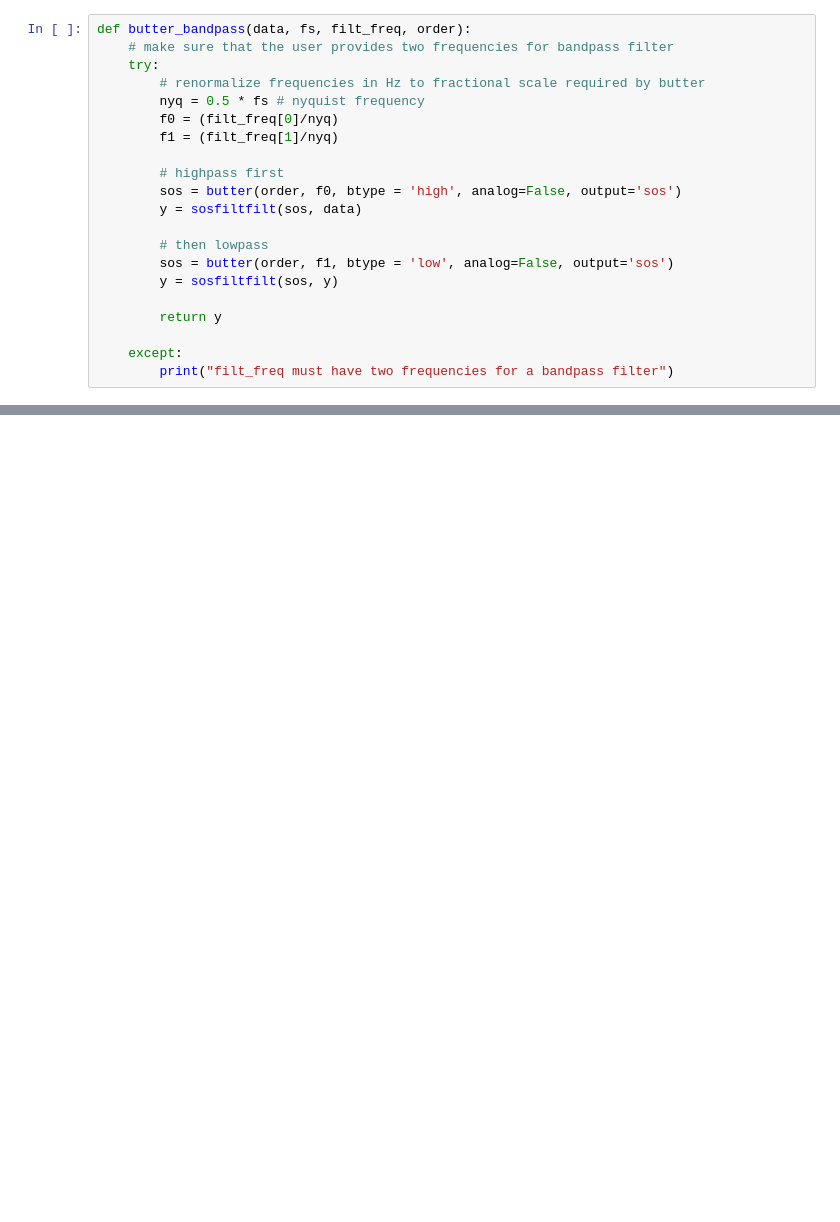
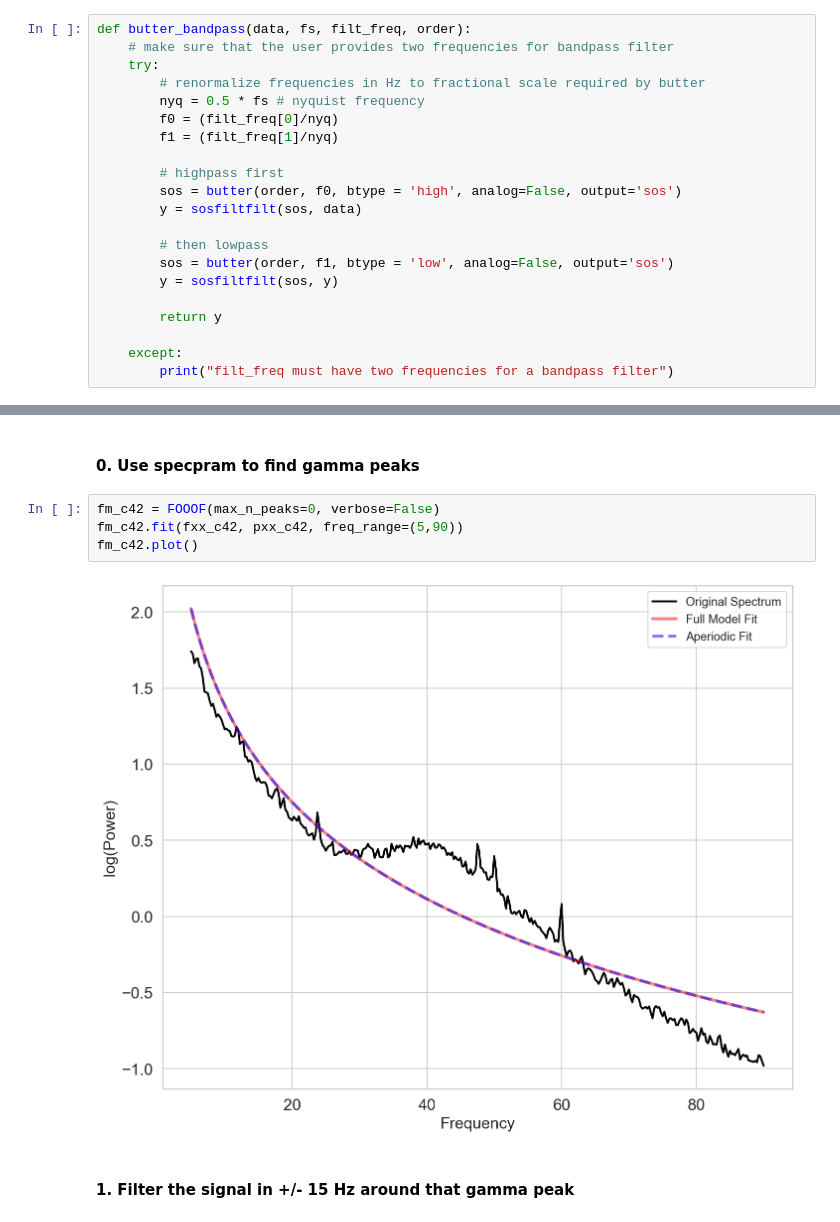
Before and after one commit to voytekresearch/spikewise, a Jupyter notebook: datasets/spe-1_rh.ipynb, the cells around one changed output, grey strips where cells are left out. Saved outputs shown, nothing was run; the diff lists cells and outputs as text; blank space fills up the shorter version.

```diff
--- a/datasets/spe-1_rh.ipynb
+++ b/datasets/spe-1_rh.ipynb
@@ -176,0 +227,10 @@ for filename in tqdm(os.listdir(filedir)):
+# %% [markdown]
+#### 0. Use specpram to find gamma peaks
+# %%
+fm_c42 = FOOOF(max_n_peaks=0, verbose=False)
+fm_c42.fit(fxx_c42, pxx_c42, freq_range=(5,90))
+fm_c42.plot()
+# %% [output]
+[figure, added]
+# %% [markdown]
+#### 1. Filter the signal in +/- 15 Hz around that gamma peak
```
Also changed, not shown: parts of 78 cells of this notebook, 3 other files.
